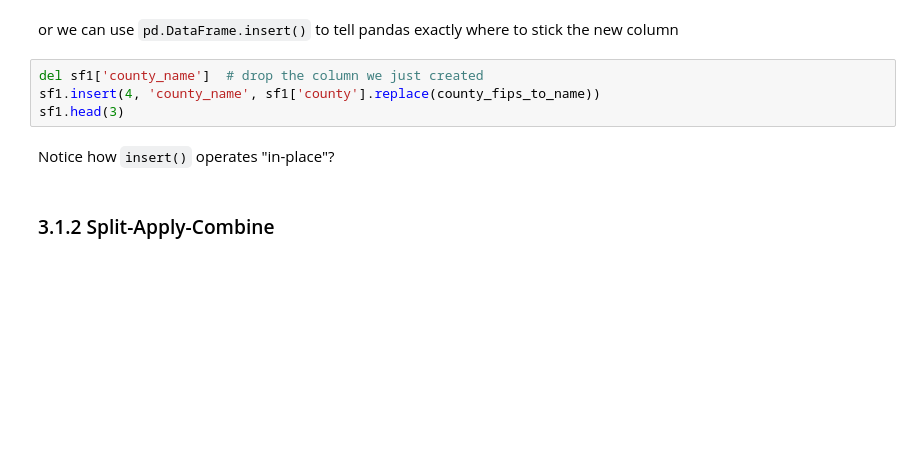
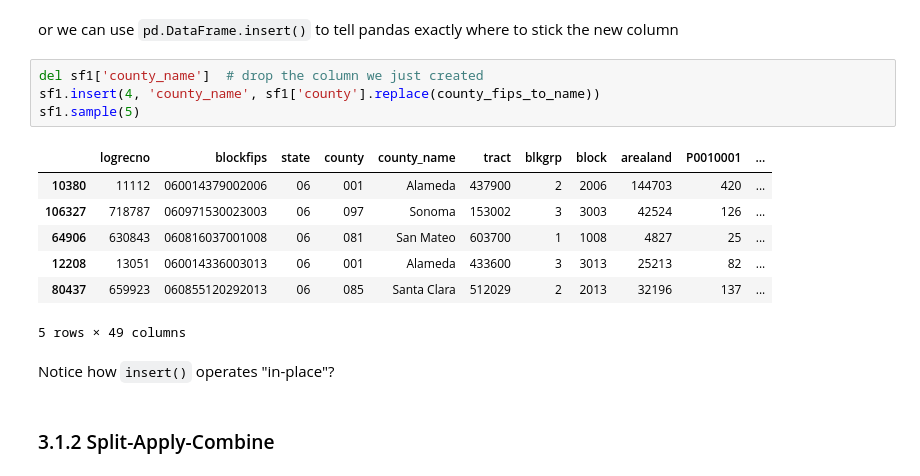
Before and after one commit to mxndrwgrdnr/CYPLAN255, a Jupyter notebook: notebooks/Lecutre_8_wAndynotes.ipynb, the cells around one changed output. Saved outputs shown, nothing was run; the diff lists cells and outputs as text; blank space fills up the shorter version.

```diff
--- a/notebooks/Lecutre_8_wAndynotes.ipynb
+++ b/notebooks/Lecutre_8_wAndynotes.ipynb
@@ -241,7 +328,15 @@ or we can use `pd.DataFrame.insert()` to tell pandas exactly where to stick the
 # %%
 del sf1['county_name']  # drop the column we just created
 sf1.insert(4, 'county_name', sf1['county'].replace(county_fips_to_name))
-sf1.head(3)
+sf1.sample(5)
+# %% [output]
+|  | logrecno | blockfips | state | county | county_name | tract | blkgrp | block | arealand | P0010001 | ... |
+| 10380 | 11112 | 060014379002006 | 06 | 001 | Alameda | 437900 | 2 | 2006 | 144703 | 420 | ... |
+| 106327 | 718787 | 060971530023003 | 06 | 097 | Sonoma | 153002 | 3 | 3003 | 42524 | 126 | ... |
+| 64906 | 630843 | 060816037001008 | 06 | 081 | San Mateo | 603700 | 1 | 1008 | 4827 | 25 | ... |
+| 12208 | 13051 | 060014336003013 | 06 | 001 | Alameda | 433600 | 3 | 3013 | 25213 | 82 | ... |
+| 80437 | 659923 | 060855120292013 | 06 | 085 | Santa Clara | 512029 | 2 | 2013 | 32196 | 137 | ... |
+5 rows × 49 columns
 # %% [markdown]
 Notice how `insert()` operates "in-place"?
 # %% [markdown]
```
Also changed, not shown: parts of 41 cells of this notebook.
